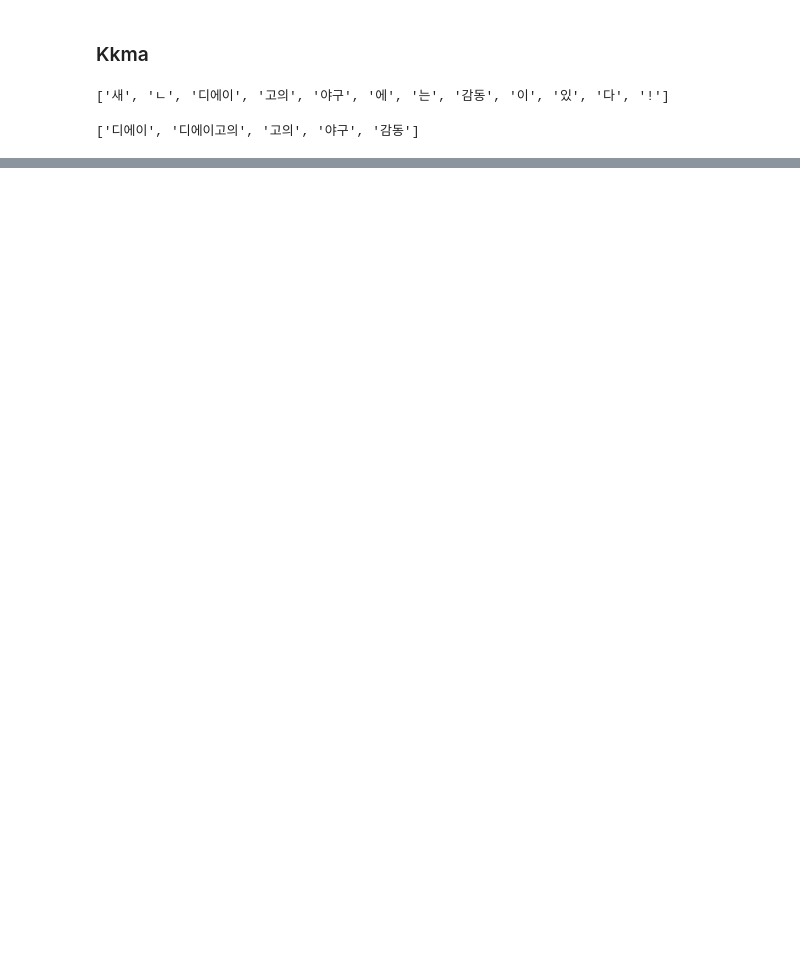
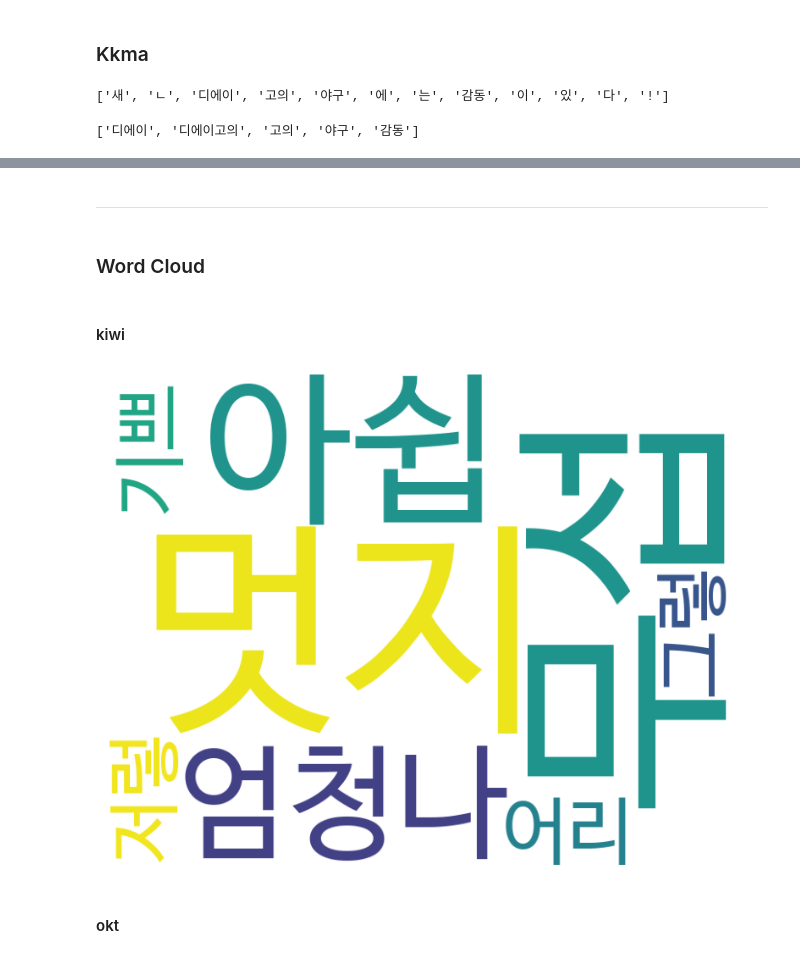
Before and after one commit to baedori99/TIL, a Jupyter notebook: Study_API/slicing_text.ipynb, the cells around one changed output, grey strips where cells are left out. Saved outputs shown, nothing was run; the diff lists cells and outputs as text; code cells hidden in the pictures; blank space fills up the shorter version.

```diff
--- a/Study_API/slicing_text.ipynb
+++ b/Study_API/slicing_text.ipynb
@@ -166,0 +276,2 @@ print(kkma.nouns(u'샌디에이고의 야구엔 감동이 있다!'))
+# %%
+text = "나를 실어 외로웠던 새벽녘 별들 벗삼아 이제 나도 떠나렵니다"
@@ -166,0 +443,14 @@ print(kkma.nouns(u'샌디에이고의 야구엔 감동이 있다!'))
+# %%
+# kiwi 형용사 추출 함수
+
+
+def kiwi_adj_extractor(text):
+    results = []
+    result = kiwi.analyze(text)
+
+    for token, pos,_,_ in result[0][0]:
+        # kiwi의 태그 목록 용언:
+        # VA: 형용사
+        if len(token) != 1 and pos.startswith('VA'):
+            results.append(token)
+    return results
@@ -166,0 +460,3 @@ print(kkma.nouns(u'샌디에이고의 야구엔 감동이 있다!'))
+# %%
+adj_kiwi = kiwi_adj_extractor(comment_string)
+adj_kiwi
@@ -166,0 +573,6 @@ print(kkma.nouns(u'샌디에이고의 야구엔 감동이 있다!'))
+# %% [markdown]
+---
+# %% [markdown]
+### Word Cloud
+# %% [markdown]
+#### kiwi
@@ -166,0 +583,20 @@ print(kkma.nouns(u'샌디에이고의 야구엔 감동이 있다!'))
+# %%
+
+def wc_kiwi_noun(noun_text):
+    cnt = len(noun_text)
+    counts = Counter(noun_text)
+    tags_Nkiwi = counts.most_common(cnt)
+
+    wc_k = WordCloud(font_path='C:/Users/pps/AppData/Local/Microsoft/Windows/Fonts/NanumBarunGothic.ttf', background_color='white', width=800, height=600)
+    cloud_kiwi = wc_k.generate_from_frequencies(dict(tags_Nkiwi))
+
+    plt.figure(figsize = (10, 8))
+    plt.axis('off')
+    plt.imshow(cloud_kiwi)
+    return plt.show()
+# %%
+word_cloud_noun_kiwi = wc_kiwi_noun(adj_kiwi)
+# %% [output]
+[figure, added]
+# %% [markdown]
+#### okt
```
Also changed, not shown: parts of 67 cells of this notebook, 2 other files.
